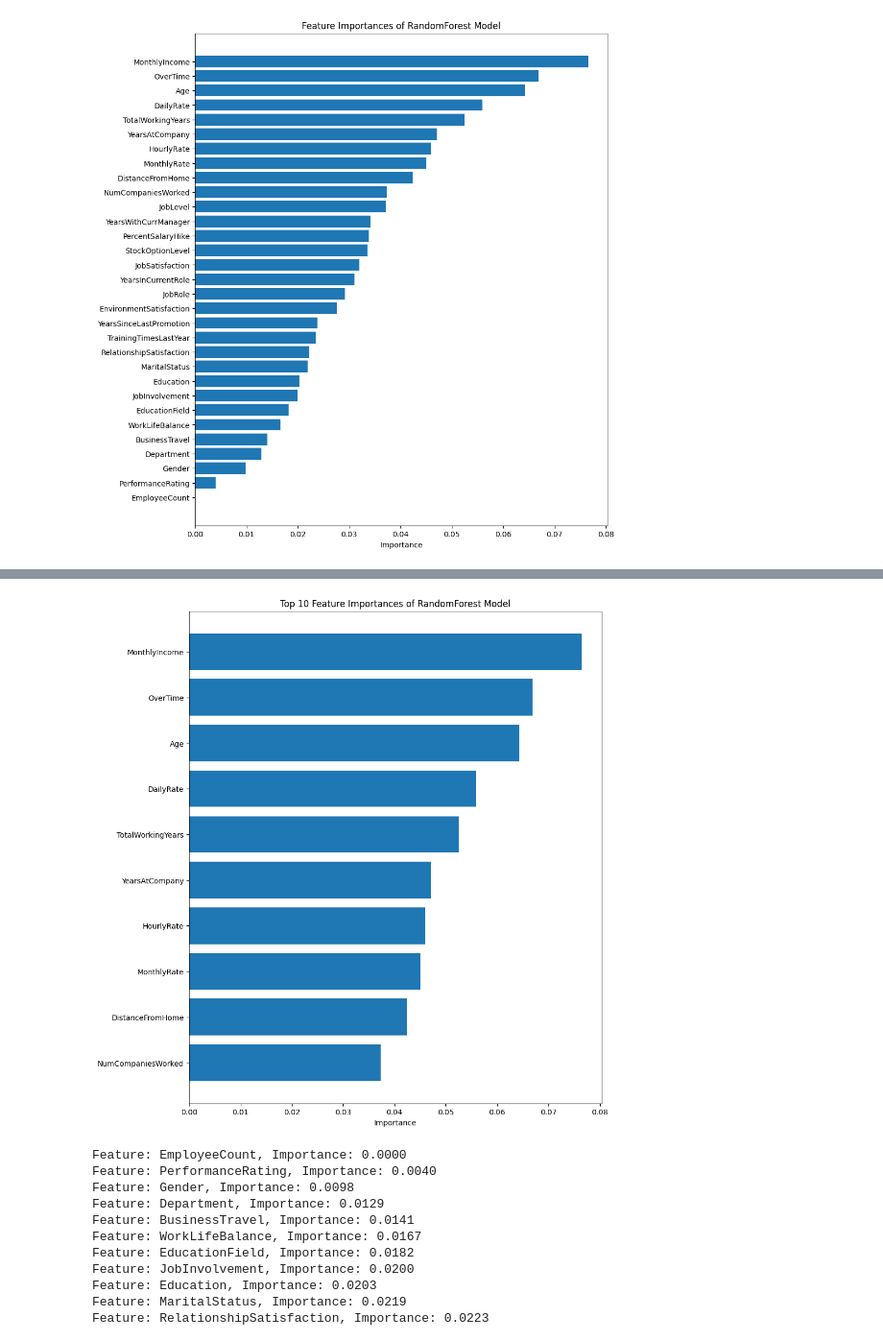
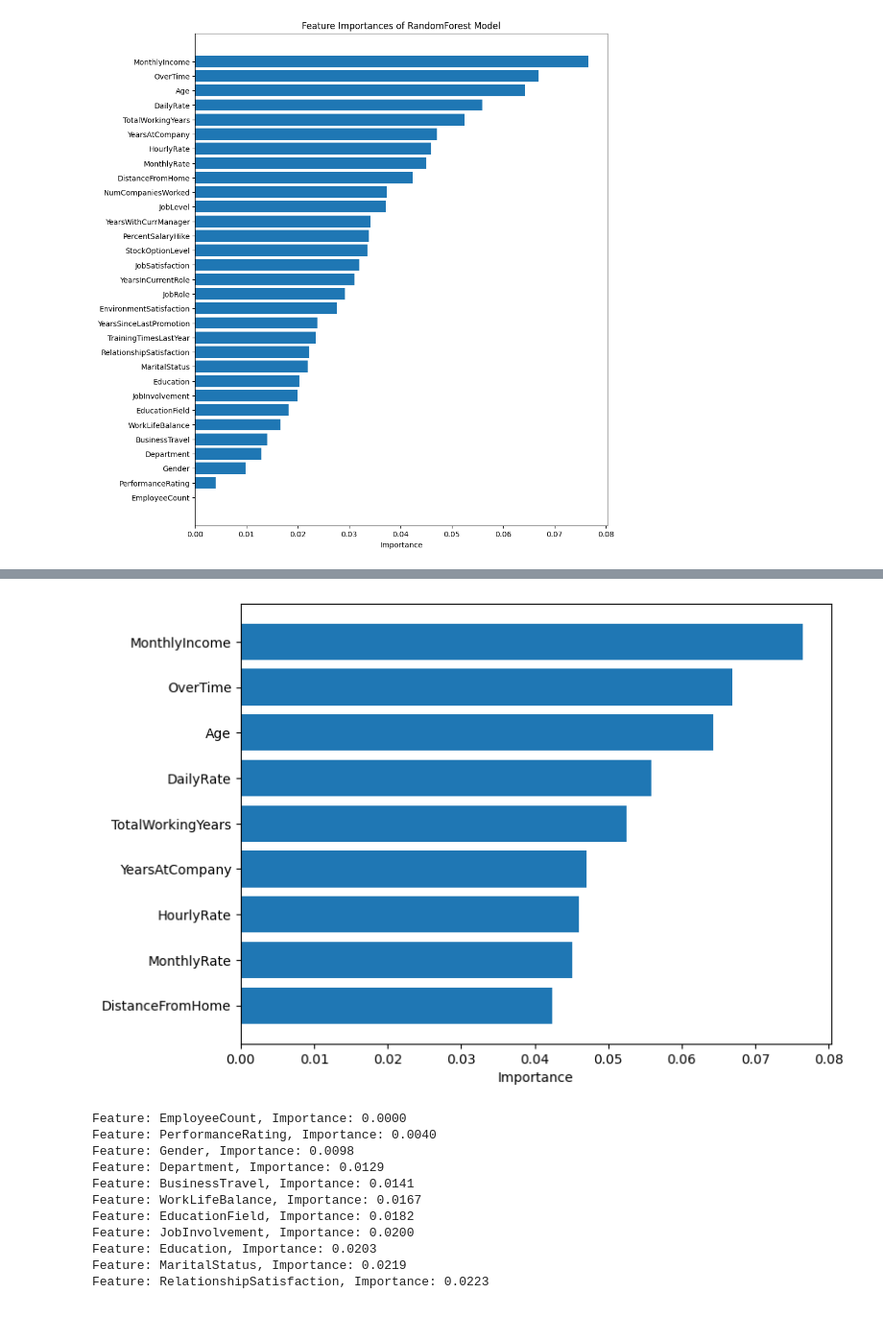
Before and after one commit to jmfsilvaj/HR-Analytics-Employee_Attrition, a Jupyter notebook: model_final.ipynb, the cells around one changed output, grey strips where cells are left out. Shown at 96% size. Saved outputs shown, nothing was run; the diff lists cells and outputs as text; code cells hidden in the pictures; blank space fills up the shorter version.

```diff
--- a/model_final.ipynb
+++ b/model_final.ipynb
@@ -419,6 +419,8 @@ plt.show()
 best_confusion = confusion_matrix(y_test, best_predictions)
 
 # Plot confusion matrix
+sns.set_palette("Set1")
+sns.countplot com alpha=0.7
 plt.figure(figsize=(8, 6))
 sns.heatmap(best_confusion, annot=True, cmap='Blues', fmt='d')
 plt.xlabel('Predicted')
@@ -428,3 +430,15 @@ plt.title('Confusion Matrix')
 plt.show()
 # %% [output]
 [figure]
+# %%
+sns.set_palette("Set1")
+plt.figure(figsize=(8, 6))
+sns.heatmap(best_confusion, annot=True, cmap='Blues', fmt='d', alpha=0.7)
+
+# Set axis labels
+plt.xlabel('Predicted')
+plt.ylabel('Expected')
+plt.title('Confusion Matrix')
+
+# Display the plot
+plt.show()
@@ -447,3 +463,6 @@ plt.title('Feature Importances of RandomForest Model')
 plt.show()
 # %% [output]
 [figure]
+# %%
+palette_colors = sns.color_palette("Pastel1")
+blue_color = palette_colors[1]
@@ -450,22 +497,21 @@ plt.show()
 # %%
 # Extract feature importances from the trained model
 importances = best_rf.feature_importances_
 
 # Get the feature names
 feature_names = features_over.columns
 
 # Sort the features by importance and select the top 10
-sorted_idx = importances.argsort()[-10:]
+sorted_idx = importances.argsort()[-9:]
 
 # Plot
-plt.figure(figsize=(10, 12))
-plt.barh(range(len(sorted_idx)), importances[sorted_idx], align='center')
+plt.figure(figsize=(8, 6))
+plt.barh(range(len(sorted_idx)), importances[sorted_idx], align='center', color=blue_color)
 plt.yticks(range(len(sorted_idx)), feature_names[sorted_idx])
 plt.xlabel('Importance')
-plt.title('Top 10 Feature Importances of RandomForest Model')
 plt.show()
 # %% [output]
-[figure, old version]
+[figure, new version]
 # %%
 for index in sorted_idx:
     print(f"Feature: {feature_names[index]}, Importance: {importances[index]:.4f}")
```
Also changed, not shown: parts of 6 cells of this notebook, 2 other files.
